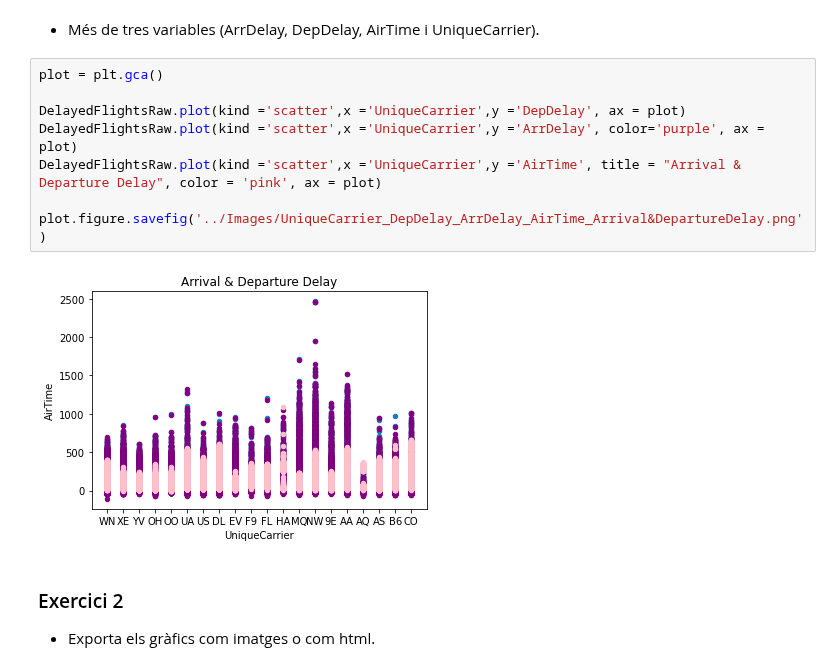
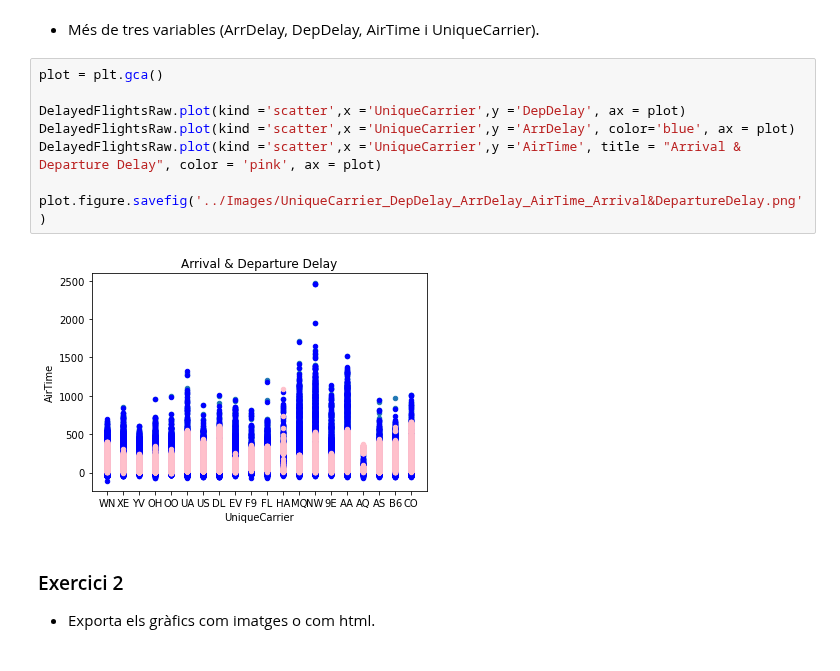
Before and after one commit to jesussantana/visualitzacio_exploratoria, a Jupyter notebook: Tasca6_visualitzacio_exploratoria.ipynb, the cells around one changed output. Saved outputs shown, nothing was run; the diff lists cells and outputs as text.

```diff
--- a/Tasca6_visualitzacio_exploratoria.ipynb
+++ b/Tasca6_visualitzacio_exploratoria.ipynb
@@ -94,13 +102,13 @@ plot.figure.savefig('../Images/UniqueCarrier_DepDelay_ArrDelay.png')
 # %%
 plot = plt.gca()
 
 DelayedFlightsRaw.plot(kind ='scatter',x ='UniqueCarrier',y ='DepDelay', ax = plot)
-DelayedFlightsRaw.plot(kind ='scatter',x ='UniqueCarrier',y ='ArrDelay', color='purple', ax = plot)
+DelayedFlightsRaw.plot(kind ='scatter',x ='UniqueCarrier',y ='ArrDelay', color='blue', ax = plot)
 DelayedFlightsRaw.plot(kind ='scatter',x ='UniqueCarrier',y ='AirTime', title = "Arrival & Departure Delay", color = 'pink', ax = plot)
 
 plot.figure.savefig('../Images/UniqueCarrier_DepDelay_ArrDelay_AirTime_Arrival&DepartureDelay.png')
 # %% [output]
-[figure, old version]
+[figure, new version]
 # %% [markdown]
 ###  Exercici 2
 - Exporta els gràfics com imatges o com html.
```
Also changed, not shown: parts of 4 cells of this notebook.
